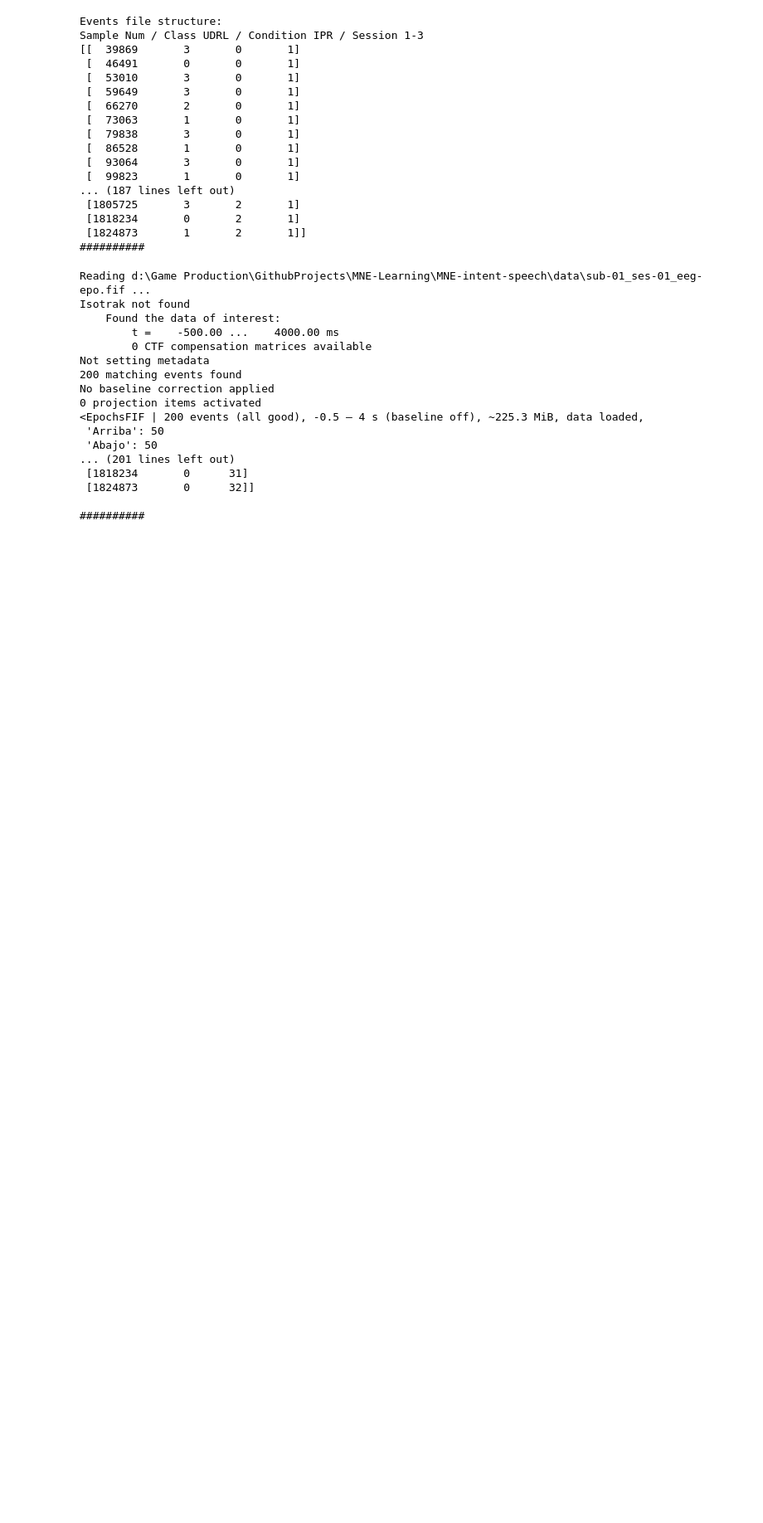
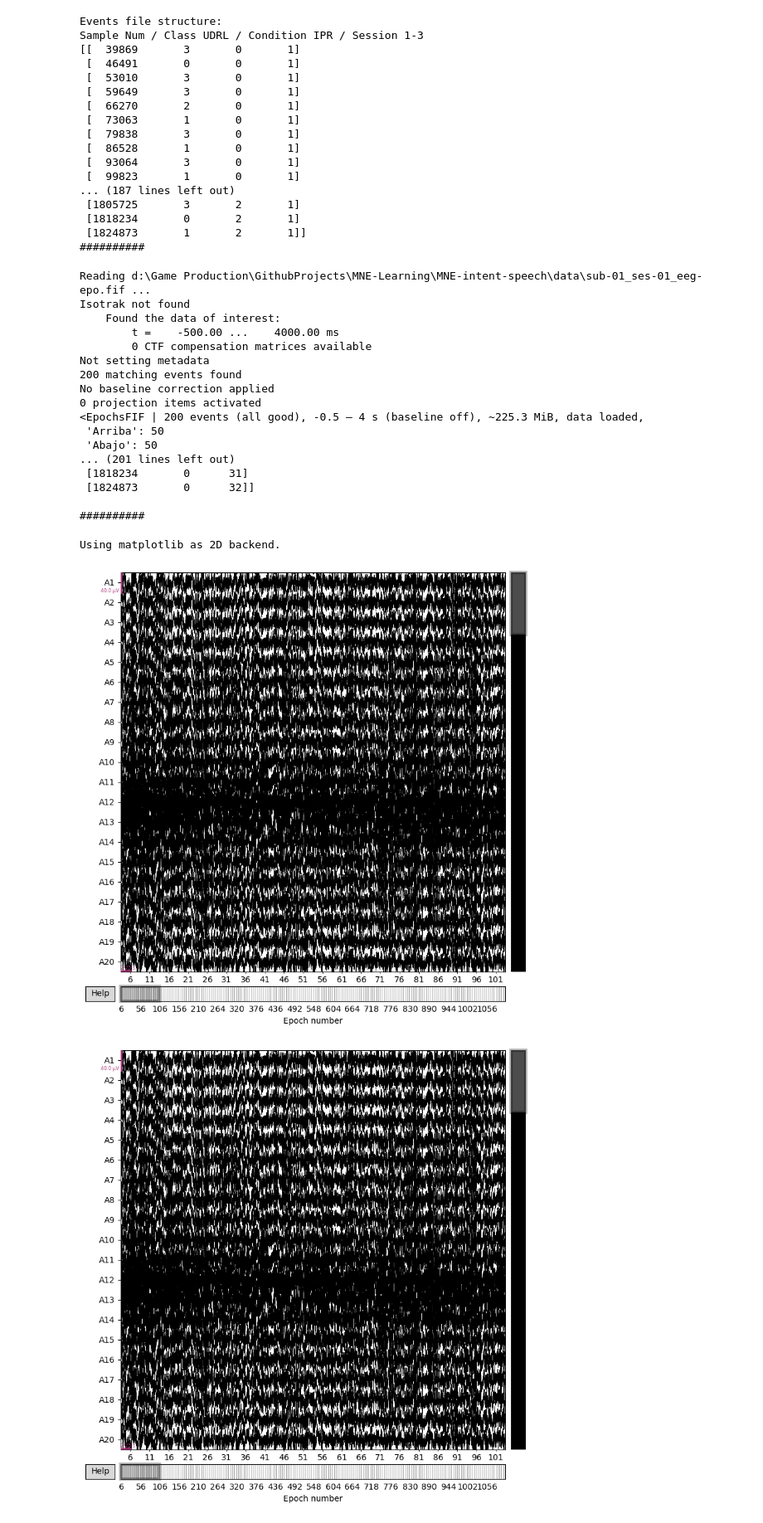
Before and after one commit to nerveinvader/MNE-Learning, a Jupyter notebook: MNE-intent-speech/dataloader.ipynb, the cells around one changed output. Shown: that part at 83% size. Saved outputs shown, nothing was run; the diff lists cells and outputs as text; code cells hidden in the pictures; blank space fills up the shorter version.

```diff
--- a/MNE-intent-speech/dataloader.ipynb
+++ b/MNE-intent-speech/dataloader.ipynb
@@ -159,3 +159,9 @@ No baseline correction applied
  [1824873       0      32]]
 
 ##########
+# %%
+sample_fif.plot()
+# %% [output]
+Using matplotlib as 2D backend.
+[figure, added]
+[figure, added]
```
Also changed, not shown: parts of 1 cell of this notebook.
